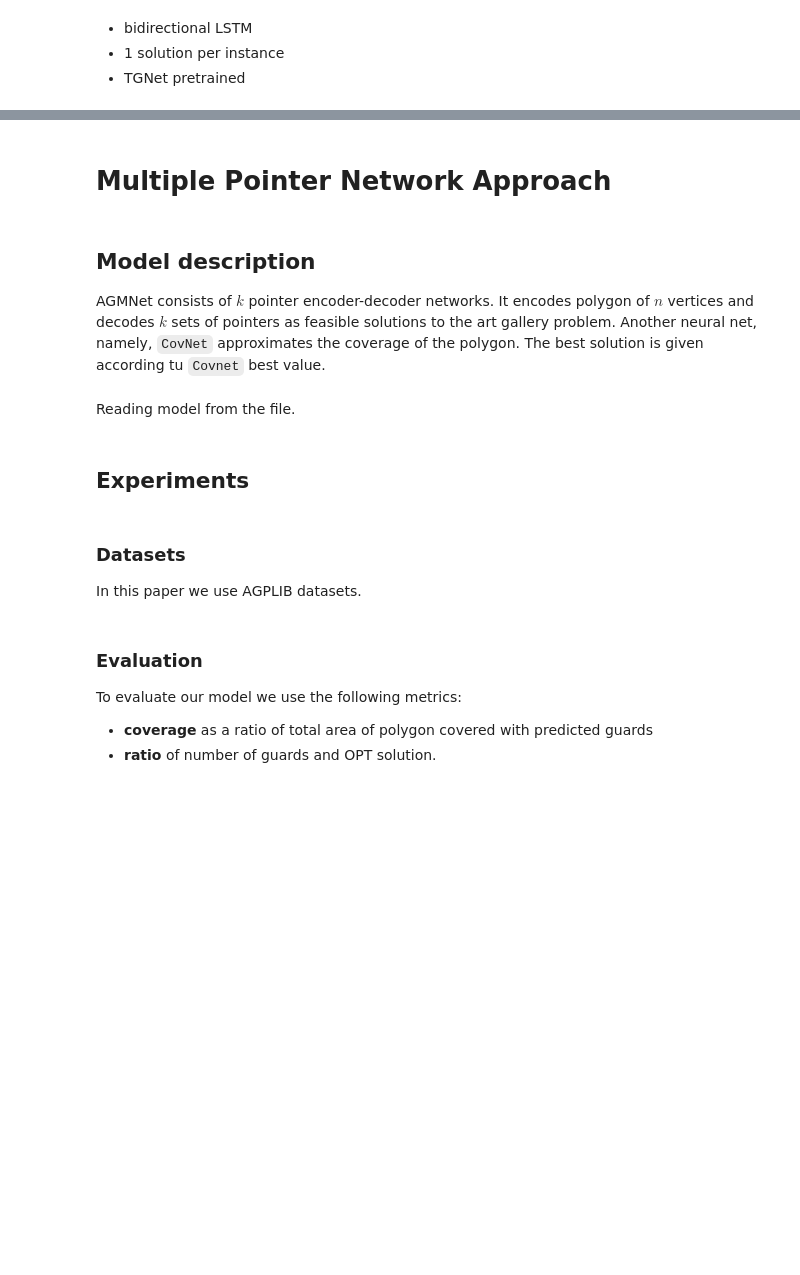
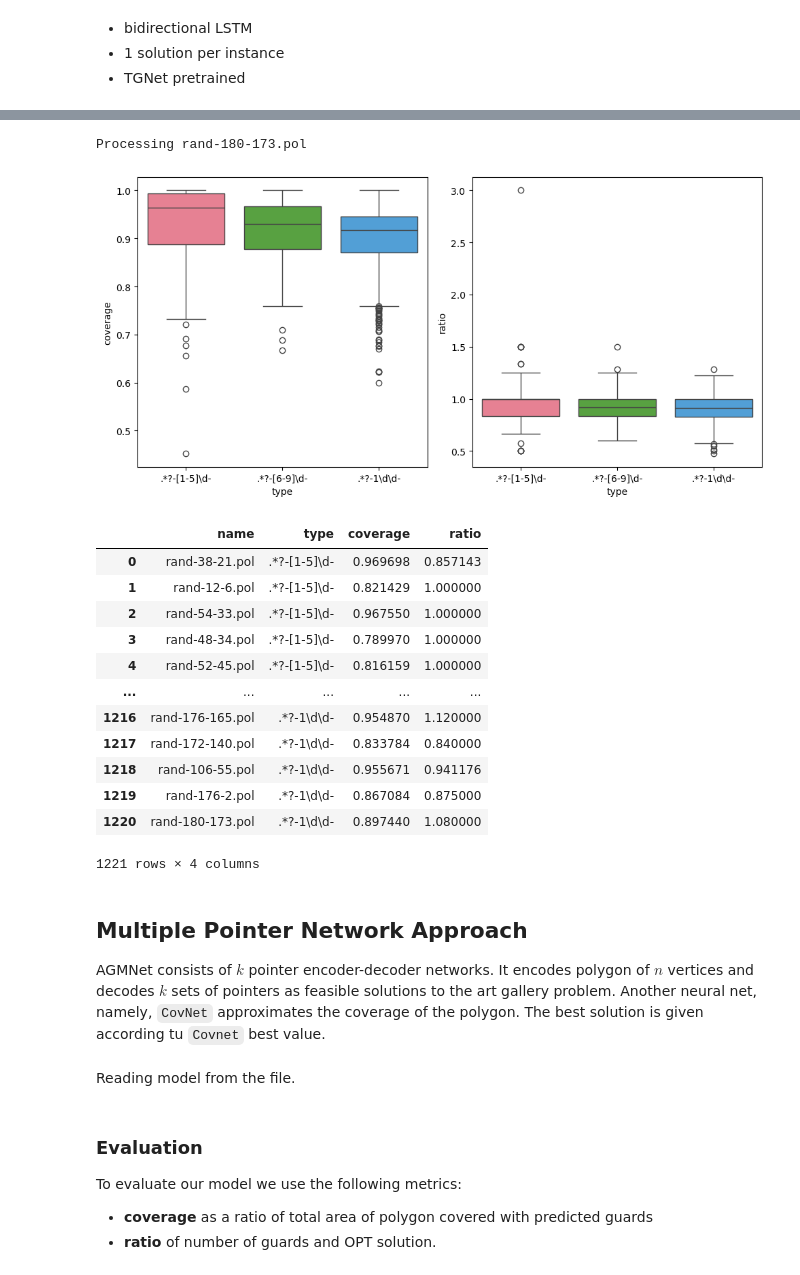
Before and after one commit to dseverdi/AGNet, a Jupyter notebook: notebooks/ArtGallery.ipynb, the cells around one changed output, grey strips where cells are left out. Cells and saved outputs as stored; diff of their text form; code cells hidden in the pictures; blank space fills up the shorter version.

```diff
--- a/notebooks/ArtGallery.ipynb
+++ b/notebooks/ArtGallery.ipynb
@@ -129,0 +241,35 @@ PtrNet coverage:     0.63179888,      ratio=pred/opt: 0.75000000
+# %%
+results = {}
+dataset_dir = '../dataset/AG/development/test'
+
+
+testbeds = [{
+    'name' : 'AGNet_testbed_1',
+    'dataset dir' : dataset_dir,
+    'regex' : [
+         '.*?-[1-5]\d-', # 1-5 tens size
+         '.*?-[6-9]\d-', # 6-9 tens sizes,
+         '.*?-1\d\d-', # 100s size
+    ]
+},
+
+{
+    'name' : 'AGNet_testbed_2',
+    'dataset dir' : dataset_dir,
+    'regex' : [
+         '.*?-2\d\d-', # 200s
+         '.*?-3\d\d-', # 300s
+         '.*?-4\d\d-', # 400s
+        '.*?-5\d\d-', # 500s
+    ]
+}
+]
+
+# Evaluate model
+evaluator = Evaluator(agnet_solver, dataset_dir)
+
+
+for testbed in testbeds:
+    print(f'Test name: {testbed["name"]}:')
+    _ = evaluator.stats(testbed)
+    _ = evaluator.boxplot(testbed)
@@ -130,5 +296,26 @@ PtrNet coverage:     0.63179888,      ratio=pred/opt: 0.75000000
+# %%
+evaluator.boxplot(testbed_1)
+# %% [output]
+Processing rand-180-173.pol
+[figure, added]
+|  | name | type | coverage | ratio |
+| 0 | rand-38-21.pol | .*?-[1-5]\d- | 0.969698 | 0.857143 |
+| 1 | rand-12-6.pol | .*?-[1-5]\d- | 0.821429 | 1.000000 |
+| 2 | rand-54-33.pol | .*?-[1-5]\d- | 0.967550 | 1.000000 |
+| 3 | rand-48-34.pol | .*?-[1-5]\d- | 0.789970 | 1.000000 |
+| 4 | rand-52-45.pol | .*?-[1-5]\d- | 0.816159 | 1.000000 |
+| ... | ... | ... | ... | ... |
+| 1216 | rand-176-165.pol | .*?-1\d\d- | 0.954870 | 1.120000 |
+| 1217 | rand-172-140.pol | .*?-1\d\d- | 0.833784 | 0.840000 |
+| 1218 | rand-106-55.pol | .*?-1\d\d- | 0.955671 | 0.941176 |
+| 1219 | rand-176-2.pol | .*?-1\d\d- | 0.867084 | 0.875000 |
+| 1220 | rand-180-173.pol | .*?-1\d\d- | 0.897440 | 1.080000 |
+1221 rows × 4 columns
 # %% [markdown]
-# Multiple Pointer Network Approach
+## Multiple Pointer Network Approach
+
+
+AGMNet consists of $k$ pointer encoder-decoder networks. It encodes polygon of $n$ vertices and decodes $k$ sets of pointers as feasible solutions to the art gallery problem. Another neural net, namely, `CovNet` approximates the coverage of the polygon. The best solution is given according tu `Covnet` best value.
 # %%
 import torch
 
@@ -141,13 +328,6 @@ from covnet  import CovNet, Encoder, Aggregator
 
 # demonstrating examples
 from demo    import show, polygon_demo3
-# %% [markdown]
-
-## Model description
-
-
-
-AGMNet consists of $k$ pointer encoder-decoder networks. It encodes polygon of $n$ vertices and decodes $k$ sets of pointers as feasible solutions to the art gallery problem. Another neural net, namely, `CovNet` approximates the coverage of the polygon. The best solution is given according tu `Covnet` best value.
 # %% [markdown]
 Reading model from the file.
 # %%
@@ -160,8 +342,3 @@ covnet_model = torch.load(f'../models/covnet.pt')
-# %% [markdown]
-## Experiments
-# %% [markdown]
-### Datasets
-In this paper we use AGPLIB datasets.
 # %% [markdown]
 ### Evaluation
 
```
Also changed, not shown: parts of 37 cells of this notebook, 3 other files.
